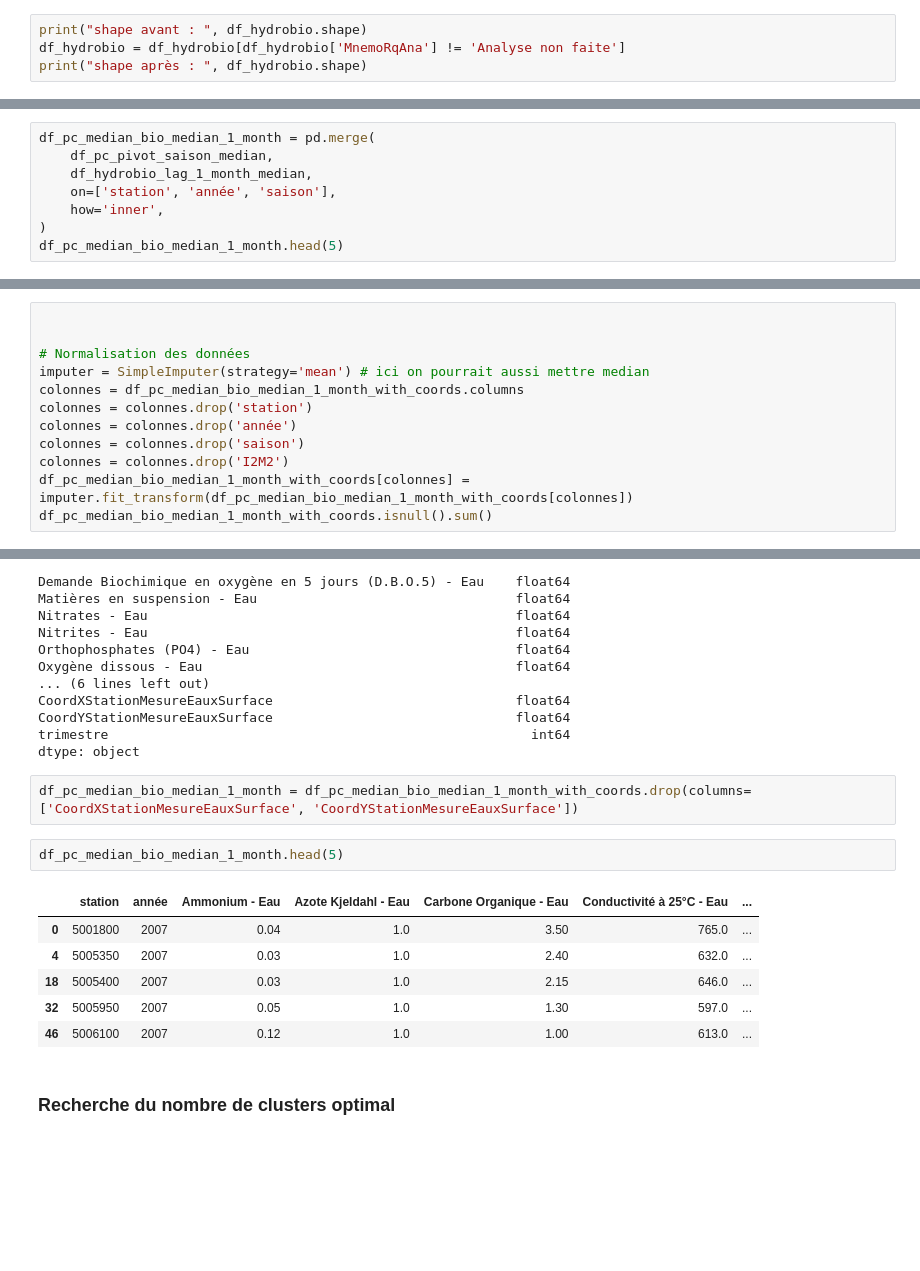
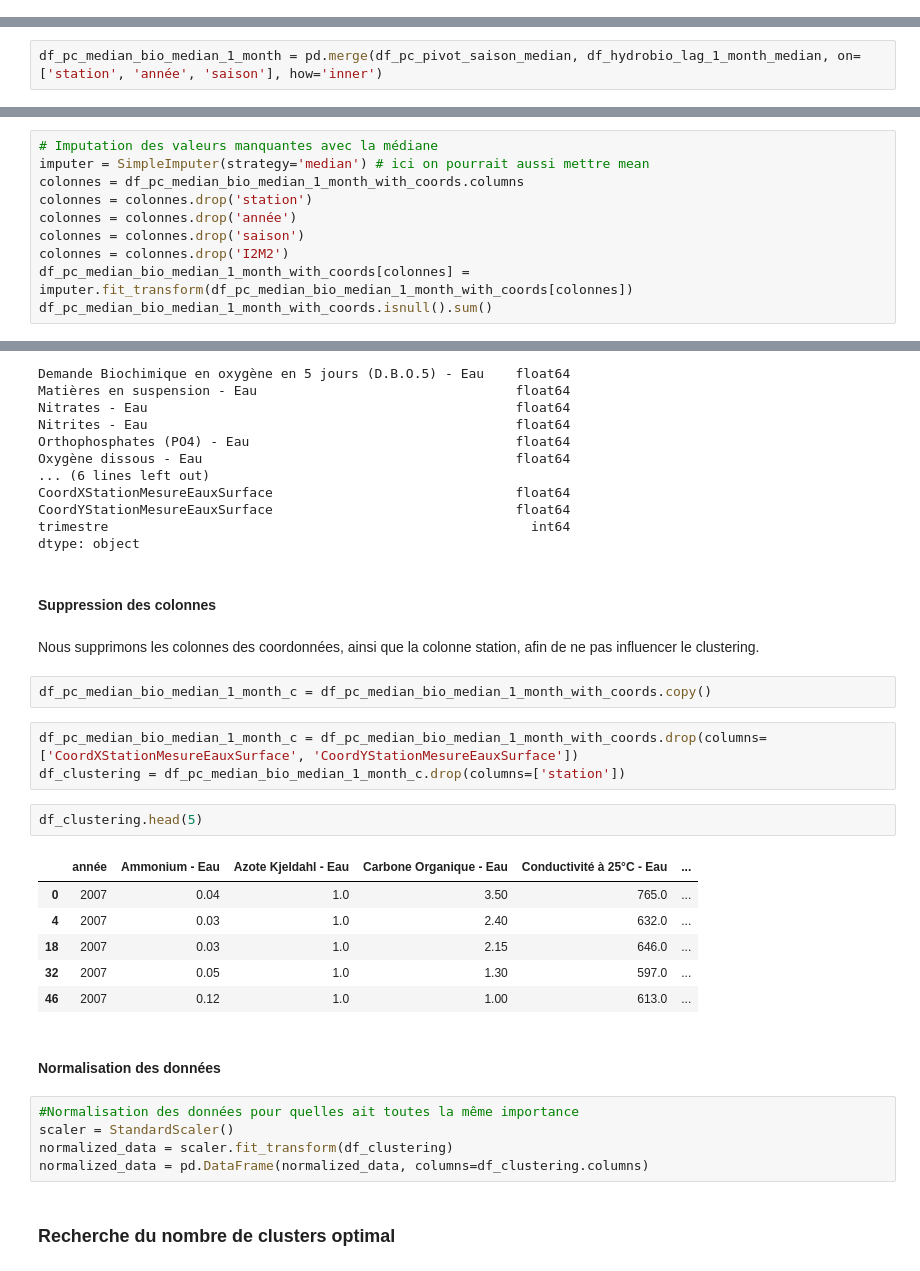
Before and after one commit to zoemarquis/naiades-analytics, a Jupyter notebook: naiades.ipynb, the cells around one changed output, grey strips where cells are left out. Cells and saved outputs as stored; diff of their text form; blank space fills up the shorter version.

```diff
--- a/naiades.ipynb
+++ b/naiades.ipynb
@@ -1382,4 +1392,0 @@ Le seuil est respecté pour l'ensemble des données, et 13 valeurs n'ont pas d'a
-# %%
-print("shape avant : ", df_hydrobio.shape)
-df_hydrobio = df_hydrobio[df_hydrobio['MnemoRqAna'] != 'Analyse non faite']
-print("shape après : ", df_hydrobio.shape)
@@ -1775,8 +1821,2 @@ df_hydrobio_lag_6_month_mean = df_hydrobio_lag_6_month_mean[df_hydrobio_lag_6_mo
 # %%
-df_pc_median_bio_median_1_month = pd.merge(
-    df_pc_pivot_saison_median,
-    df_hydrobio_lag_1_month_median,
-    on=['station', 'année', 'saison'],
-    how='inner',
-)
-df_pc_median_bio_median_1_month.head(5)
+df_pc_median_bio_median_1_month = pd.merge(df_pc_pivot_saison_median, df_hydrobio_lag_1_month_median, on=['station', 'année', 'saison'], how='inner')
@@ -2072,8 +2163,6 @@ print(missing_summary.sort_values('Nombre de valeurs manquantes'))
 # %%
-
-
-# Normalisation des données
-imputer = SimpleImputer(strategy='mean') # ici on pourrait aussi mettre median
+# Imputation des valeurs manquantes avec la médiane
+imputer = SimpleImputer(strategy='median') # ici on pourrait aussi mettre mean
 colonnes = df_pc_median_bio_median_1_month_with_coords.columns
 colonnes = colonnes.drop('station')
 colonnes = colonnes.drop('année')
@@ -2143,17 +2234,31 @@ CoordXStationMesureEauxSurface                               float64
 CoordYStationMesureEauxSurface                               float64
 trimestre                                                      int64
 dtype: object
+# %% [markdown]
+#### Suppression des colonnes
+# %% [markdown]
+Nous supprimons les colonnes des coordonnées, ainsi que la colonne station, afin de ne pas influencer le clustering.
+# %%
+df_pc_median_bio_median_1_month_c = df_pc_median_bio_median_1_month_with_coords.copy()
 # %%
-df_pc_median_bio_median_1_month = df_pc_median_bio_median_1_month_with_coords.drop(columns=['CoordXStationMesureEauxSurface', 'CoordYStationMesureEauxSurface'])
+df_pc_median_bio_median_1_month_c = df_pc_median_bio_median_1_month_with_coords.drop(columns=['CoordXStationMesureEauxSurface', 'CoordYStationMesureEauxSurface'])
+df_clustering = df_pc_median_bio_median_1_month_c.drop(columns=['station'])
 # %%
-df_pc_median_bio_median_1_month.head(5)
+df_clustering.head(5)
 # %% [output]
-|  | station | année | Ammonium - Eau | Azote Kjeldahl - Eau | Carbone Organique - Eau | Conductivité à 25°C - Eau | ... |
-| 0 | 5001800 | 2007 | 0.04 | 1.0 | 3.50 | 765.0 | ... |
-| 4 | 5005350 | 2007 | 0.03 | 1.0 | 2.40 | 632.0 | ... |
-| 18 | 5005400 | 2007 | 0.03 | 1.0 | 2.15 | 646.0 | ... |
-| 32 | 5005950 | 2007 | 0.05 | 1.0 | 1.30 | 597.0 | ... |
-| 46 | 5006100 | 2007 | 0.12 | 1.0 | 1.00 | 613.0 | ... |
+|  | année | Ammonium - Eau | Azote Kjeldahl - Eau | Carbone Organique - Eau | Conductivité à 25°C - Eau | ... |
+| 0 | 2007 | 0.04 | 1.0 | 3.50 | 765.0 | ... |
+| 4 | 2007 | 0.03 | 1.0 | 2.40 | 632.0 | ... |
+| 18 | 2007 | 0.03 | 1.0 | 2.15 | 646.0 | ... |
+| 32 | 2007 | 0.05 | 1.0 | 1.30 | 597.0 | ... |
+| 46 | 2007 | 0.12 | 1.0 | 1.00 | 613.0 | ... |
+# %% [markdown]
+#### Normalisation des données
+# %%
+#Normalisation des données pour quelles ait toutes la même importance
+scaler = StandardScaler()
+normalized_data = scaler.fit_transform(df_clustering)
+normalized_data = pd.DataFrame(normalized_data, columns=df_clustering.columns)
 # %% [markdown]
 ### Recherche du nombre de clusters optimal
 # %%
```
Also changed, not shown: parts of 119 cells of this notebook.
